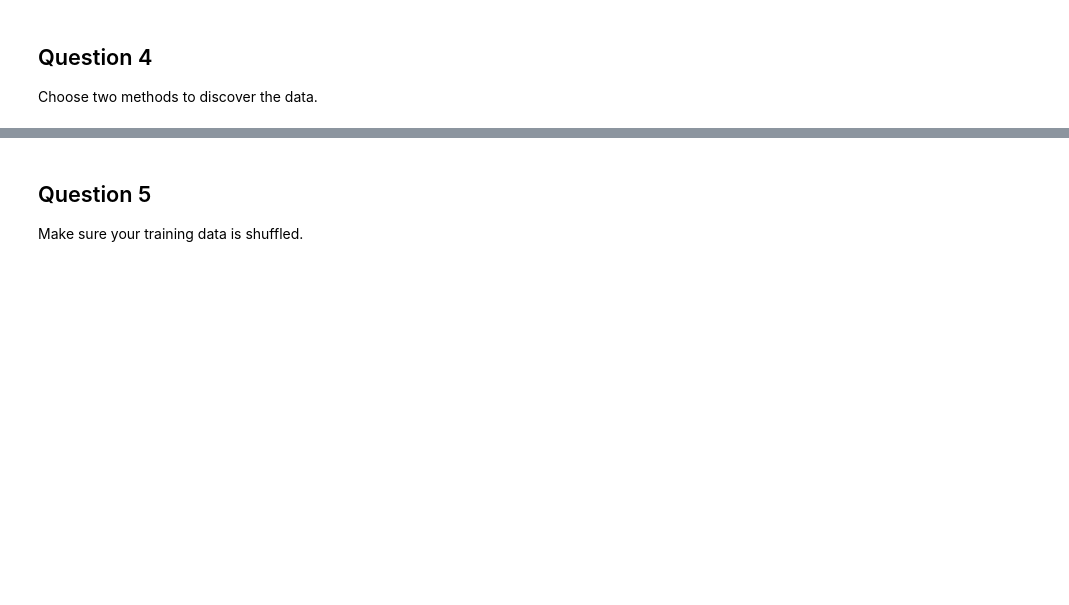
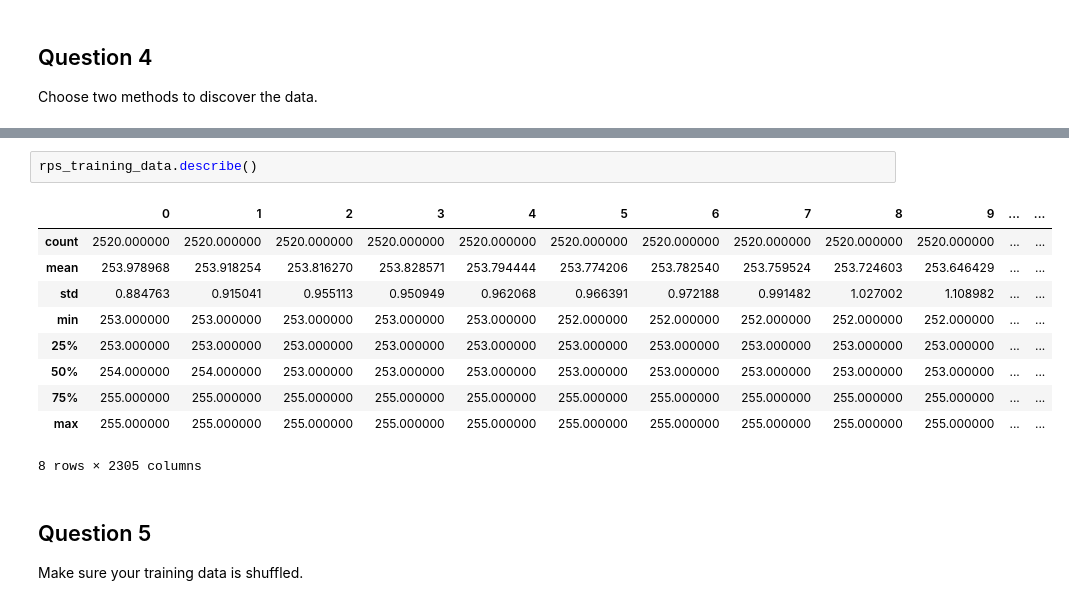
Before and after one commit to RochX/comp486-assignments, a Jupyter notebook: assignment3/assignment3.ipynb, the cells around one changed output, grey strips where cells are left out. Drawn from its saved outputs; the diff is of its cells as text; blank space fills up the shorter version.

```diff
--- a/assignment3/assignment3.ipynb
+++ b/assignment3/assignment3.ipynb
@@ -111,3 +119,16 @@ Choose two methods to discover the data.
+# %%
+rps_training_data.describe()
+# %% [output]
+|  | 0 | 1 | 2 | 3 | 4 | 5 | 6 | 7 | 8 | 9 | ... | ... |
+| count | 2520.000000 | 2520.000000 | 2520.000000 | 2520.000000 | 2520.000000 | 2520.000000 | 2520.000000 | 2520.000000 | 2520.000000 | 2520.000000 | ... | ... |
+| mean | 253.978968 | 253.918254 | 253.816270 | 253.828571 | 253.794444 | 253.774206 | 253.782540 | 253.759524 | 253.724603 | 253.646429 | ... | ... |
+| std | 0.884763 | 0.915041 | 0.955113 | 0.950949 | 0.962068 | 0.966391 | 0.972188 | 0.991482 | 1.027002 | 1.108982 | ... | ... |
+| min | 253.000000 | 253.000000 | 253.000000 | 253.000000 | 253.000000 | 252.000000 | 252.000000 | 252.000000 | 252.000000 | 252.000000 | ... | ... |
+| 25% | 253.000000 | 253.000000 | 253.000000 | 253.000000 | 253.000000 | 253.000000 | 253.000000 | 253.000000 | 253.000000 | 253.000000 | ... | ... |
+| 50% | 254.000000 | 254.000000 | 253.000000 | 253.000000 | 253.000000 | 253.000000 | 253.000000 | 253.000000 | 253.000000 | 253.000000 | ... | ... |
+| 75% | 255.000000 | 255.000000 | 255.000000 | 255.000000 | 255.000000 | 255.000000 | 255.000000 | 255.000000 | 255.000000 | 255.000000 | ... | ... |
+| max | 255.000000 | 255.000000 | 255.000000 | 255.000000 | 255.000000 | 255.000000 | 255.000000 | 255.000000 | 255.000000 | 255.000000 | ... | ... |
+8 rows × 2305 columns
 # %% [markdown]
 ## Question 5
 Make sure your training data is shuffled.
```
Also changed, not shown: parts of 3 cells of this notebook.
